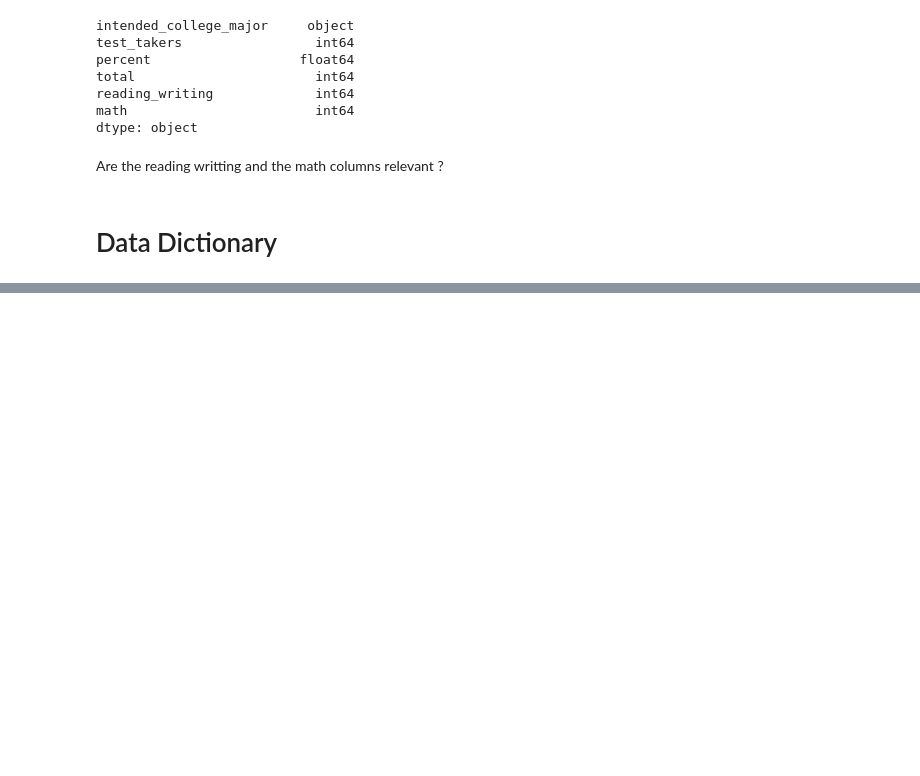
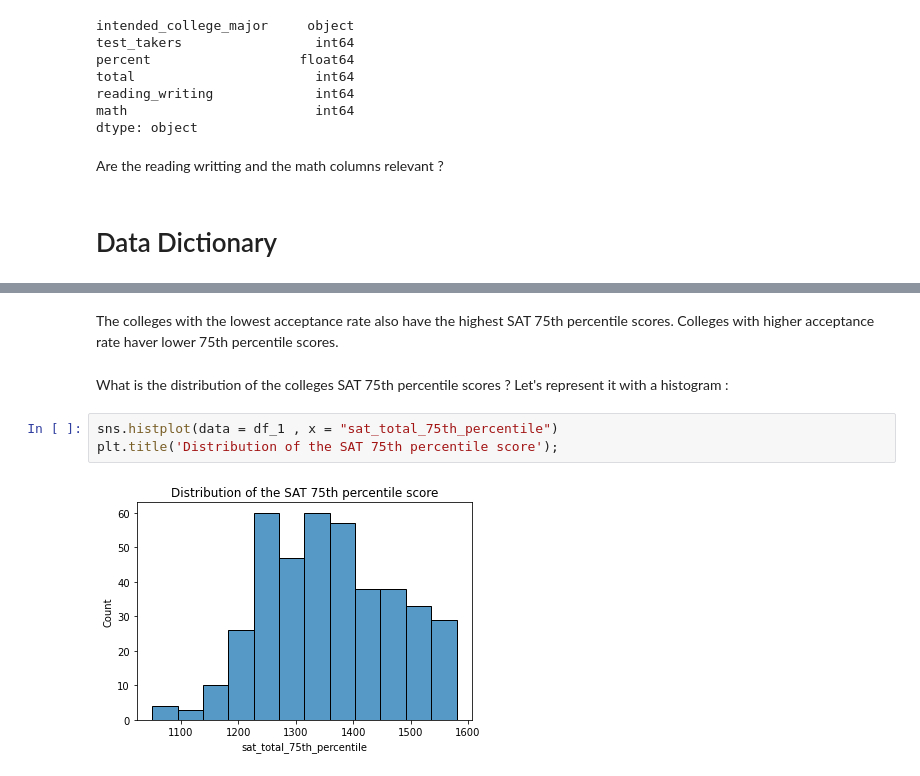
Before and after one commit to chiefeno/Project-1, a Jupyter notebook: revised project 1 - Johann Baydeer.ipynb, the cells around one changed output, grey strips where cells are left out. Drawn from its saved outputs; the diff is of its cells as text; blank space fills up the shorter version.

```diff
--- a/revised project 1 - Johann Baydeer.ipynb
+++ b/revised project 1 - Johann Baydeer.ipynb
@@ -504,0 +825,11 @@ Are the reading writting and the math columns relevant ?
+# %% [markdown]
+The colleges with the lowest acceptance rate also have the highest SAT 75th percentile scores.
+Colleges with higher acceptance rate haver lower 75th percentile scores.
+# %% [markdown]
+What is the distribution of the colleges SAT 75th percentile scores ?
+Let's represent it with a histogram :
+# %%
+sns.histplot(data = df_1 , x = "sat_total_75th_percentile")
+plt.title('Distribution of the SAT 75th percentile score');
+# %% [output]
+[figure, added]
```
Also changed, not shown: parts of 77 cells of this notebook.
